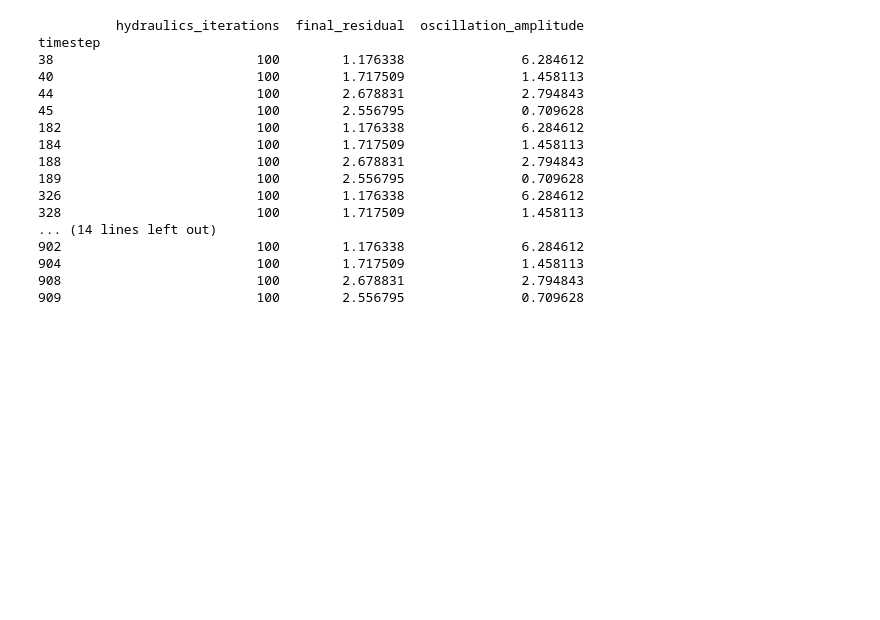
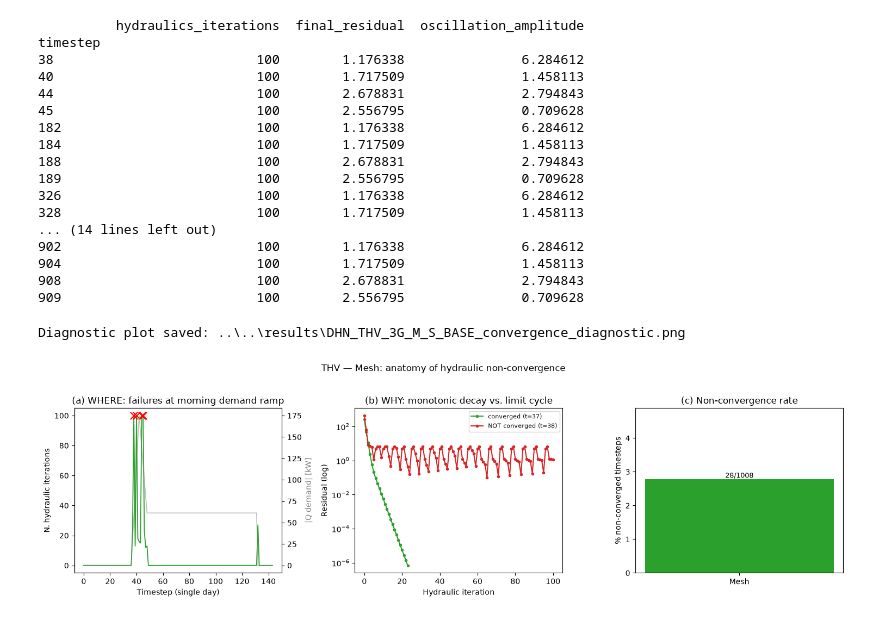
Before and after one commit to SarFerr/dhn-benchmark, a Jupyter notebook: archetypes_generation/archetypes/DHN_THV_3G_M_S_BASE/model_pydhn.ipynb, the cells around one changed output. Cells and saved outputs as stored; diff of their text form; code cells hidden in the pictures; blank space fills up the shorter version.

```diff
--- a/archetypes_generation/archetypes/DHN_THV_3G_M_S_BASE/model_pydhn.ipynb
+++ b/archetypes_generation/archetypes/DHN_THV_3G_M_S_BASE/model_pydhn.ipynb
@@ -483,6 +483,9 @@ solver_iteration_df = pd.DataFrame({
 })
 solver_iteration_df.index.name = "timestep"
 
+Q_demand_tot_full = (heat_demand  / (STEPSIZE / 3600)).values
+Q_demand_tot_aligned = _align(list(Q_demand_tot_full), target_len)
+solver_iteration_df["Q_demand_tot_W"] = Q_demand_tot_aligned
 
 print("=" * 50)
 print("SOLVER ITERATIONS & CONVERGENCE")
@@ -540,3 +543,59 @@ timestep
 904                         100        1.717509               1.458113
 908                         100        2.678831               2.794843
 909                         100        2.556795               0.709628
+# %%
+fig, axes = plt.subplots(1, 3, figsize=(15, 4.3))
+
+# (a) WHERE
+ax = axes[0]
+day = solver_iteration_df.iloc[0:144]
+ax2 = ax.twinx()
+ax2.plot(day.index, day["Q_demand_tot_W"].abs()/1e3, color="gray", alpha=0.5, linewidth=1.2)
+ax2.set_ylabel("|Q demand| [kW]", color="gray")
+ax.plot(day.index, day["hydraulics_iterations"], color="tab:green", linewidth=1.3)
+fail_day = day[~day["hydraulics_converged"].astype(bool)]
+ax.scatter(fail_day.index, fail_day["hydraulics_iterations"], color="red", marker="x", s=90, zorder=5)
+ax.set_xlabel("Timestep (single day)")
+ax.set_ylabel("N. hydraulic iterations")
+ax.set_title("(a) WHERE: failures at morning demand ramp")
+
+# (b) WHY
+ax = axes[1]
+fail_idx_list = solver_iteration_df.index[~solver_iteration_df["hydraulics_converged"].astype(bool)]
+normal_idx_list = solver_iteration_df.index[
+    (solver_iteration_df["hydraulics_converged"]) & (solver_iteration_df["hydraulics_iterations"] > 5)
+]
+
+if len(fail_idx_list) > 0 and len(normal_idx_list) > 0:
+    normal_idx = normal_idx_list[0]
+    fail_idx_example = fail_idx_list[0]
+    ax.plot(hyd_errors[normal_idx], color="tab:green", marker="o", markersize=3,
+            label=f"converged (t={normal_idx})")
+    ax.plot(hyd_errors[fail_idx_example], color="tab:red", marker="o", markersize=3,
+            label=f"NOT converged (t={fail_idx_example})")
+ax.set_yscale("log")
+ax.set_xlabel("Hydraulic iteration")
+ax.set_ylabel("Residual (log)")
+ax.set_title("(b) WHY: monotonic decay vs. limit cycle")
+ax.legend(fontsize=8)
+
+# (c) HOW MUCH
+ax = axes[2]
+n_fail = (~solver_iteration_df["hydraulics_converged"].astype(bool)).sum()
+pct_fail = 100 * n_fail / len(solver_iteration_df)
+ax.bar(["Mesh"], [pct_fail], color="tab:green")
+ax.annotate(f"{n_fail}/{len(solver_iteration_df)}", (0, pct_fail), ha="center", va="bottom", fontsize=9)
+ax.set_ylabel("% non-converged timesteps")
+ax.set_title("(c) Non-convergence rate")
+ax.set_ylim(0, pct_fail * 1.4 + 1)
+
+fig.suptitle("THV — Mesh: anatomy of hydraulic non-convergence", y=1.03)
+plt.tight_layout()
+
+fig_path = os.path.join(results_dir, "DHN_THV_3G_M_S_BASE_convergence_diagnostic.png")
+fig.savefig(fig_path, dpi=300, bbox_inches="tight")
+print(f"Diagnostic plot saved: {fig_path}")
+plt.show()
+# %% [output]
+Diagnostic plot saved: ..\..\results\DHN_THV_3G_M_S_BASE_convergence_diagnostic.png
+[figure, added]
```
Also changed, not shown: 1 other file.
